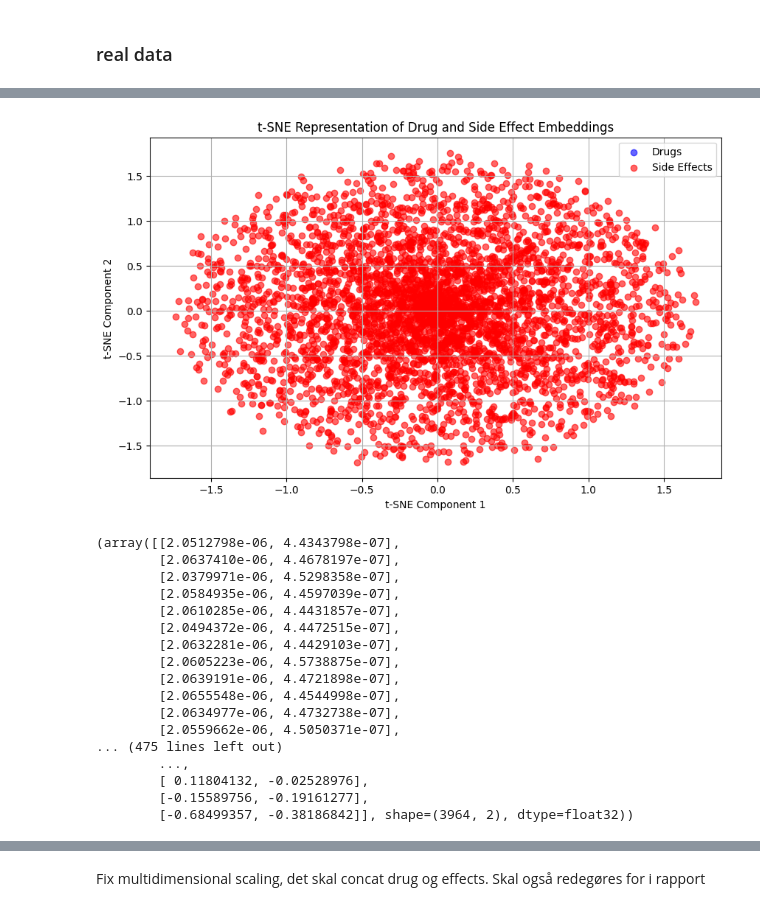
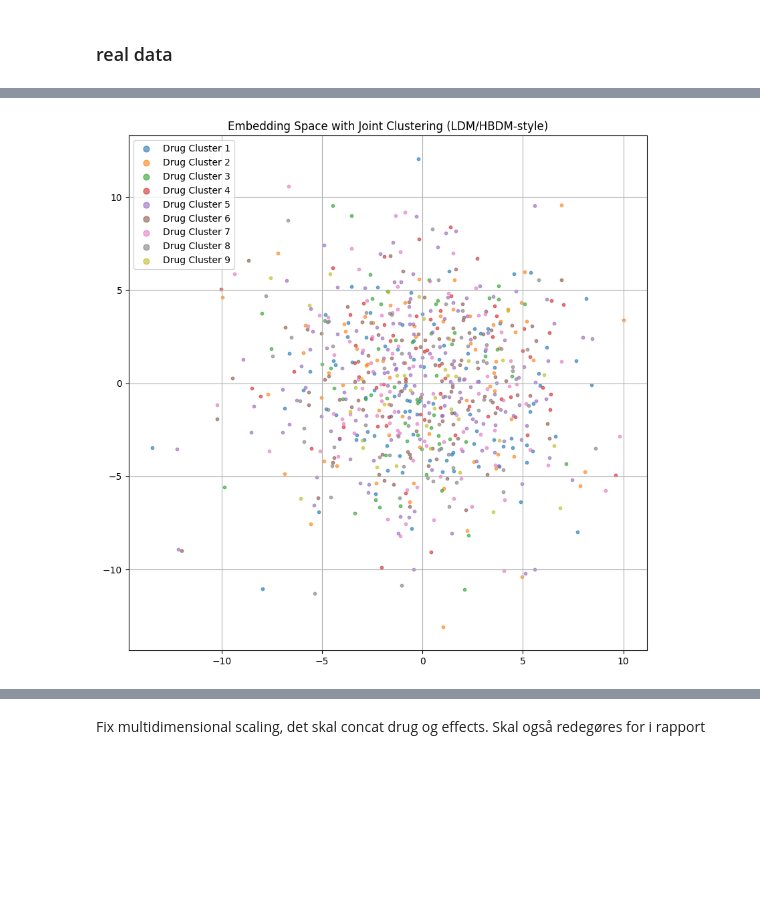
Before and after one commit to christineschutt/LatentDistanceModel, a Jupyter notebook: latent_distance/plotting.ipynb, the cells around one changed output, grey strips where cells are left out. Cells and saved outputs as stored; diff of their text form; code cells hidden in the pictures; blank space fills up the shorter version.

```diff
--- a/latent_distance/plotting.ipynb
+++ b/latent_distance/plotting.ipynb
@@ -363,6 +437,6 @@ Aij = torch.tensor([[0, 2, 0, 3, 1, 2, 0, 0, 2, 0, 1, 0],
 n_epochs = 500
 lr = 0.01
 seed = 20
-model = LDM(Aij, embedding_dim, device, n_epochs, lr, seed)
-probit_output = model.probit()  # Compute the probit probability matrix
-loss_out = model.train()  # Compute the ordinal cross-entropy loss
+model1 = LDM(Aij, embedding_dim, device, n_epochs, lr, seed)
+probit_output1 = model1.probit()  # Compute the probit probability matrix
+loss_out1 = model1.train()  # Compute the ordinal cross-entropy loss
@@ -372,2 +443,5 @@ drug_emb, effect_emb = model.get_embeddings()
+# %%
+links1, ordinal_vals1 = model1.predict_categories()
+drug_emb1, effect_emb1 = model1.get_embeddings()
 # %%
-plots1 = create_plots(links, Aij, drug_emb, effect_emb, dim_reduction="MDS", seed = 10)
+plots1 = create_plots(links1, Aij, drug_emb1, effect_emb1, dim_reduction="MDS", seed = 10)
@@ -409,4 +483,4 @@ loss_out = model.train()
 links, ordinal_vals = model.predict_categories()
 drug_emb, effect_emb = model.get_embeddings()
 # %%
-plots1 = create_plots(links, Aij_half, drug_emb, effect_emb, dim_reduction="tsne", seed = 10)
+plots2 = create_plots(links, Aij_real, drug_emb, effect_emb, dim_reduction="MDS", seed = 10)
@@ -438,24 +501,7 @@ plots1.links_space_clustered()
 # %%
-plots1.tsne_plot()
+plots1.links_space_clustered_radial()
 # %% [output]
-[figure, old version]
+[figure, new version]
-(array([[2.0512798e-06, 4.4343798e-07],
-        [2.0637410e-06, 4.4678197e-07],
-        [2.0379971e-06, 4.5298358e-07],
-        [2.0584935e-06, 4.4597039e-07],
-        [2.0610285e-06, 4.4431857e-07],
-        [2.0494372e-06, 4.4472515e-07],
-        [2.0632281e-06, 4.4429103e-07],
-        [2.0605223e-06, 4.5738875e-07],
-        [2.0639191e-06, 4.4721898e-07],
-        [2.0655548e-06, 4.4544998e-07],
-        [2.0634977e-06, 4.4732738e-07],
-        [2.0559662e-06, 4.5050371e-07],
-... (475 lines left out)
-        ...,
-        [ 0.11804132, -0.02528976],
-        [-0.15589756, -0.19161277],
-        [-0.68499357, -0.38186842]], shape=(3964, 2), dtype=float32))
 # %%
 plots1.dendrograms()
 # %% [output]
```
Also changed, not shown: parts of 13 cells of this notebook, 1 other file.
